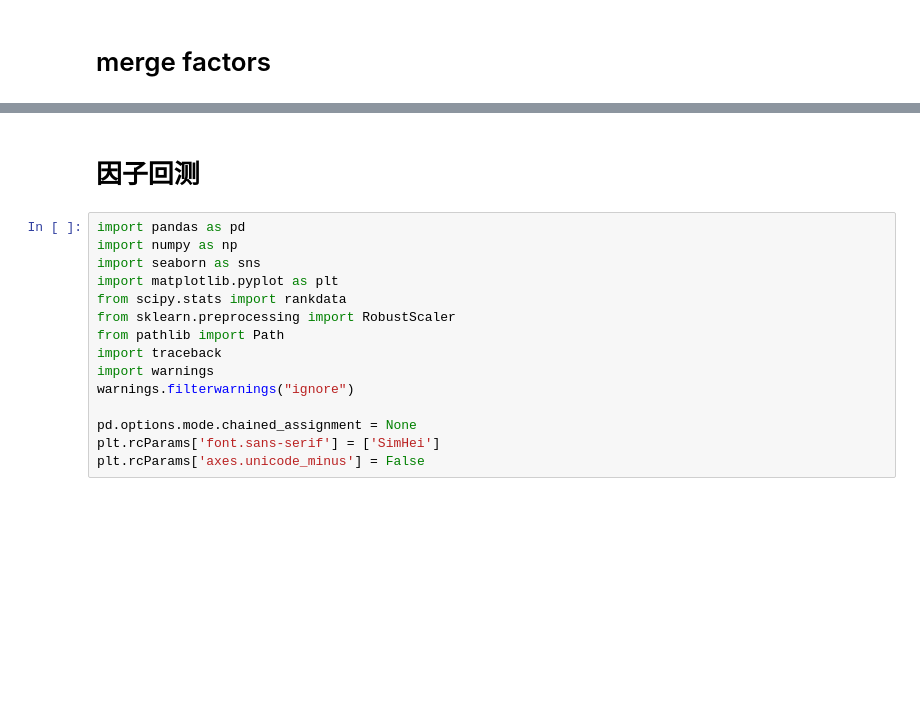
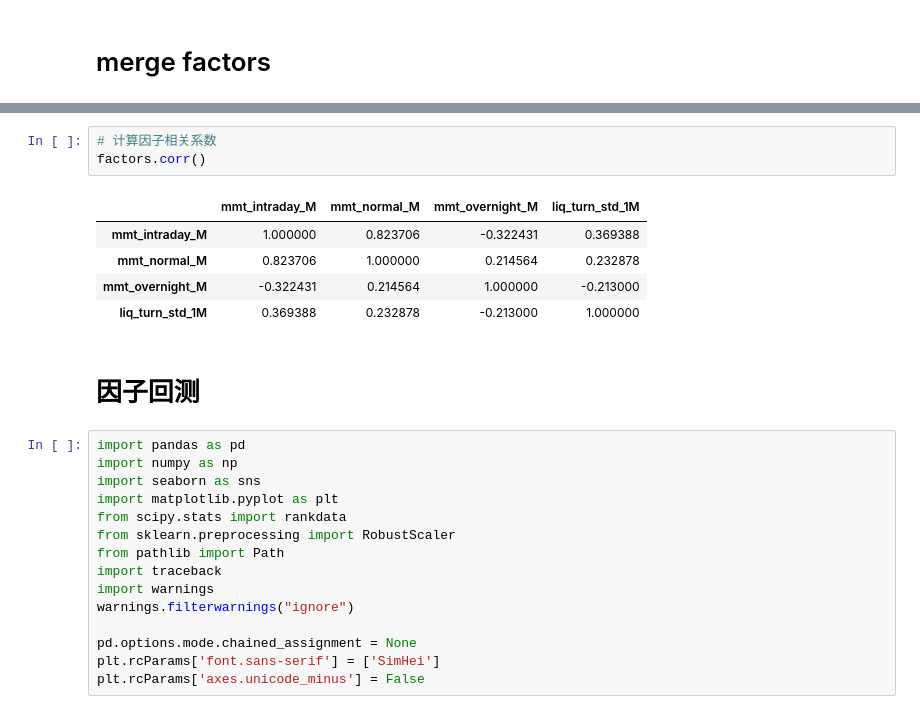
Before and after one commit to Alfafa0702/MFE5210Ass, a Jupyter notebook: cal_factor.ipynb, the cells around one changed output, grey strips where cells are left out. Saved outputs shown, nothing was run; the diff lists cells and outputs as text; blank space fills up the shorter version.

```diff
--- a/cal_factor.ipynb
+++ b/cal_factor.ipynb
@@ -218,3 +261,12 @@ factors.head()
+# %%
+# 计算因子相关系数
+factors.corr()
+# %% [output]
+|  | mmt_intraday_M | mmt_normal_M | mmt_overnight_M | liq_turn_std_1M |
+| mmt_intraday_M | 1.000000 | 0.823706 | -0.322431 | 0.369388 |
+| mmt_normal_M | 0.823706 | 1.000000 | 0.214564 | 0.232878 |
+| mmt_overnight_M | -0.322431 | 0.214564 | 1.000000 | -0.213000 |
+| liq_turn_std_1M | 0.369388 | 0.232878 | -0.213000 | 1.000000 |
 # %% [markdown]
 # 因子回测
 # %%
```
Also changed, not shown: parts of 8 cells of this notebook, 1 other file.
